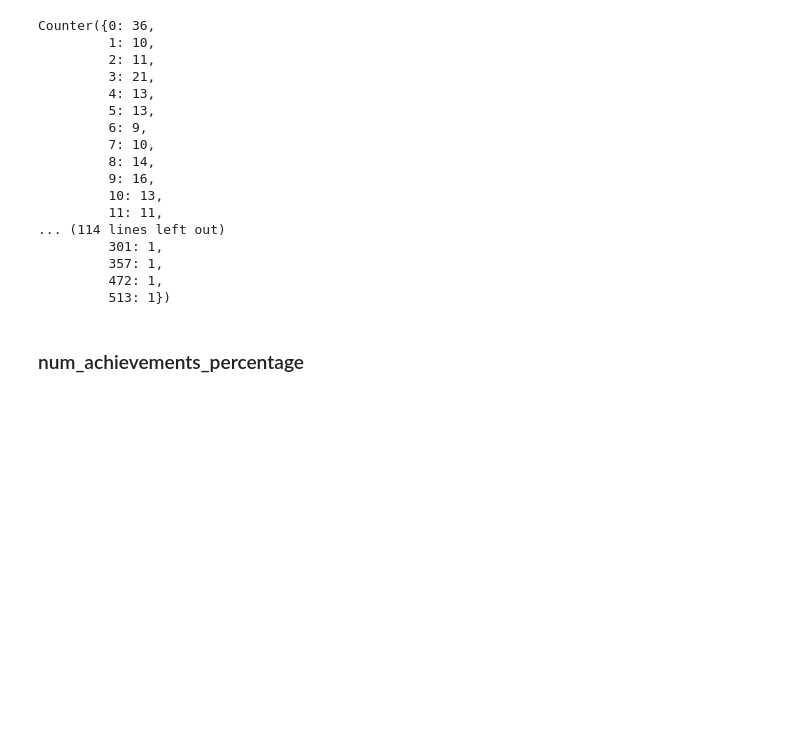
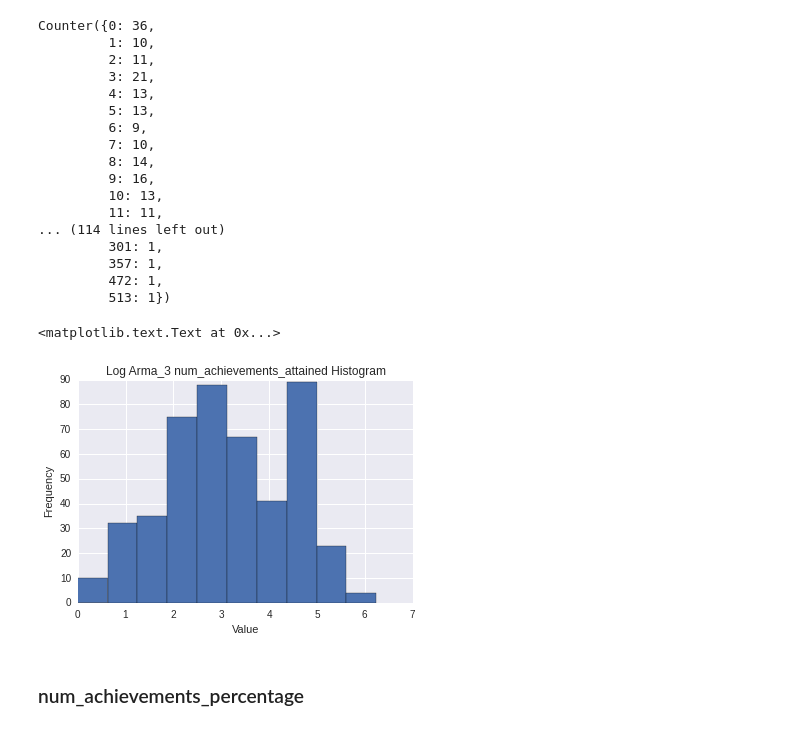
Before and after one commit to mulhod/reviewer_experience_prediction, a Jupyter notebook: jupyter_notebooks/Exploring_Label_Distribution.ipynb, the cells around one changed output. Drawn from its saved outputs; the diff is of its cells as text; code cells hidden in the pictures; blank space fills up the shorter version.

```diff
--- a/jupyter_notebooks/Exploring_Label_Distribution.ipynb
+++ b/jupyter_notebooks/Exploring_Label_Distribution.ipynb
@@ -435,6 +437,16 @@ Counter({0: 36,
          357: 1,
          472: 1,
          513: 1})
+# %%
+num_achievements_attained_raw_label_values_Arma_3 = list(dist_info_dict_Arma_3['num_achievements_attained']['id_strings_labels_dict'].values())
+# %%
+plt.hist([np.log(x) for x in num_achievements_attained_raw_label_values_Arma_3 if x != 0])
+plt.title("Log Arma_3 num_achievements_attained Histogram")
+plt.xlabel("Value")
+plt.ylabel("Frequency")
+# %% [output]
+<matplotlib.text.Text at 0x...>
+[figure, added]
 # %% [markdown]
 ### num_achievements_percentage
 # %%
```
Also changed, not shown: parts of 6 cells of this notebook, 2 other files.
